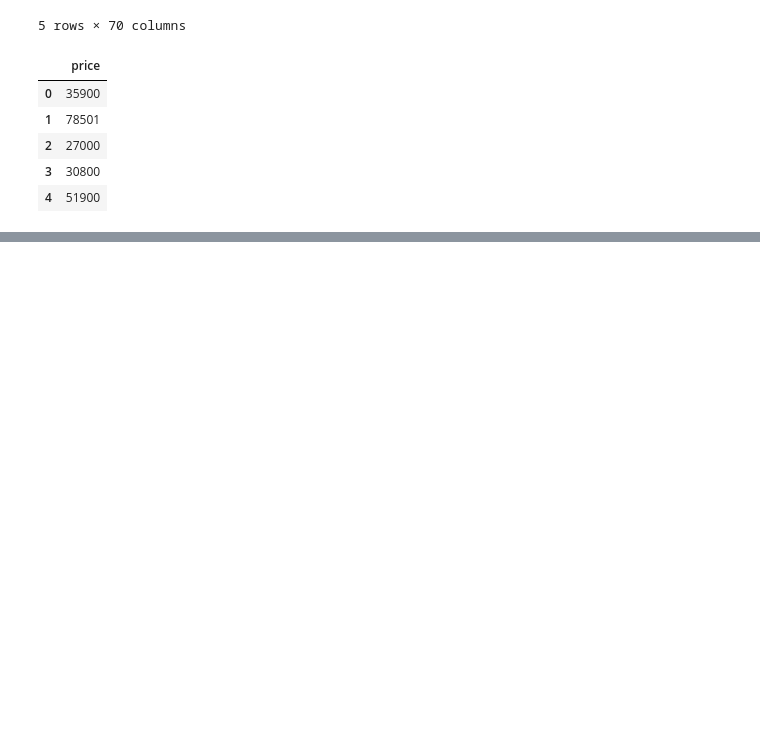
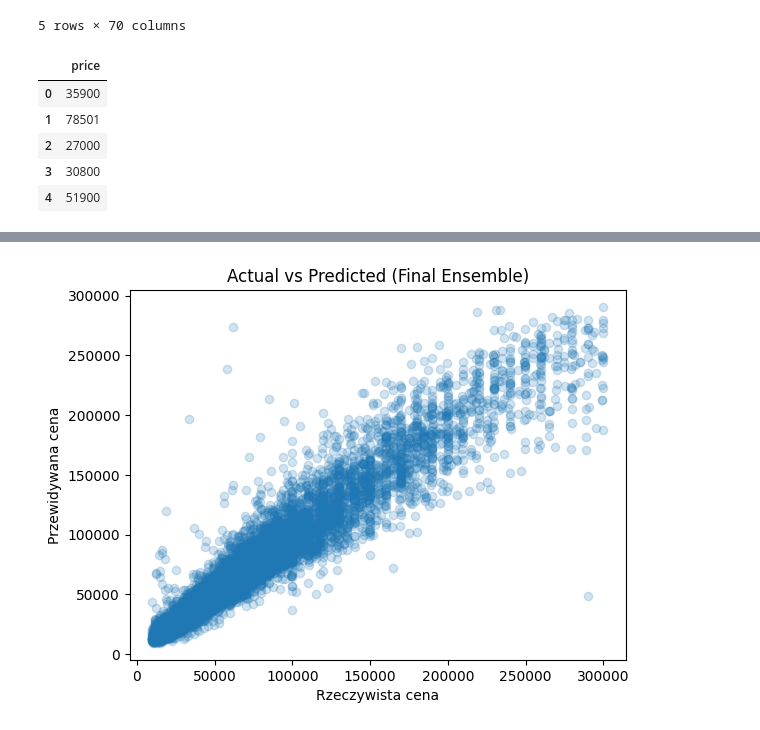
Before and after one commit to AnteDz/ASI, a Jupyter notebook: notebooks/eda_cleaned_data.ipynb, the cells around one changed output, grey strips where cells are left out. Drawn from its saved outputs; the diff is of its cells as text; code cells hidden in the pictures; blank space fills up the shorter version.

```diff
--- a/notebooks/eda_cleaned_data.ipynb
+++ b/notebooks/eda_cleaned_data.ipynb
@@ -284,0 +340,8 @@ display(y.head())
+# %%
+test_df = X_test.copy()
+test_df["price"] = y_test.values
+
+predictor = TabularPredictor.load("../data/06_models/car_price_predictor")
+
+fi = predictor.feature_importance(test_df)
+print(fi.head(20))
@@ -284,0 +377,8 @@ display(y.head())
+# %%
+X = pd.read_csv("../data/02_intermediate/features.csv", encoding="utf-8")
+y = pd.read_csv("../data/02_intermediate/price_target.csv", encoding="utf-8")["price"]
+X_train, X_test, y_train, y_test = train_test_split(
+    X, y, test_size=0.2, random_state=42
+)
+# %%
+predictor = TabularPredictor.load("../data/07_model_output/car_price_predictor_final")
@@ -284,0 +409,10 @@ display(y.head())
+# %%
+y_pred = predictor.predict(X_test)
+plt.figure()
+plt.scatter(y_test, y_pred, alpha=0.2)
+plt.xlabel("Rzeczywista cena")
+plt.ylabel("Przewidywana cena")
+plt.title("Actual vs Predicted (Final Ensemble)")
+plt.show()
+# %% [output]
+[figure, added]
```
Also changed, not shown: parts of 10 cells of this notebook, 4 other files.
